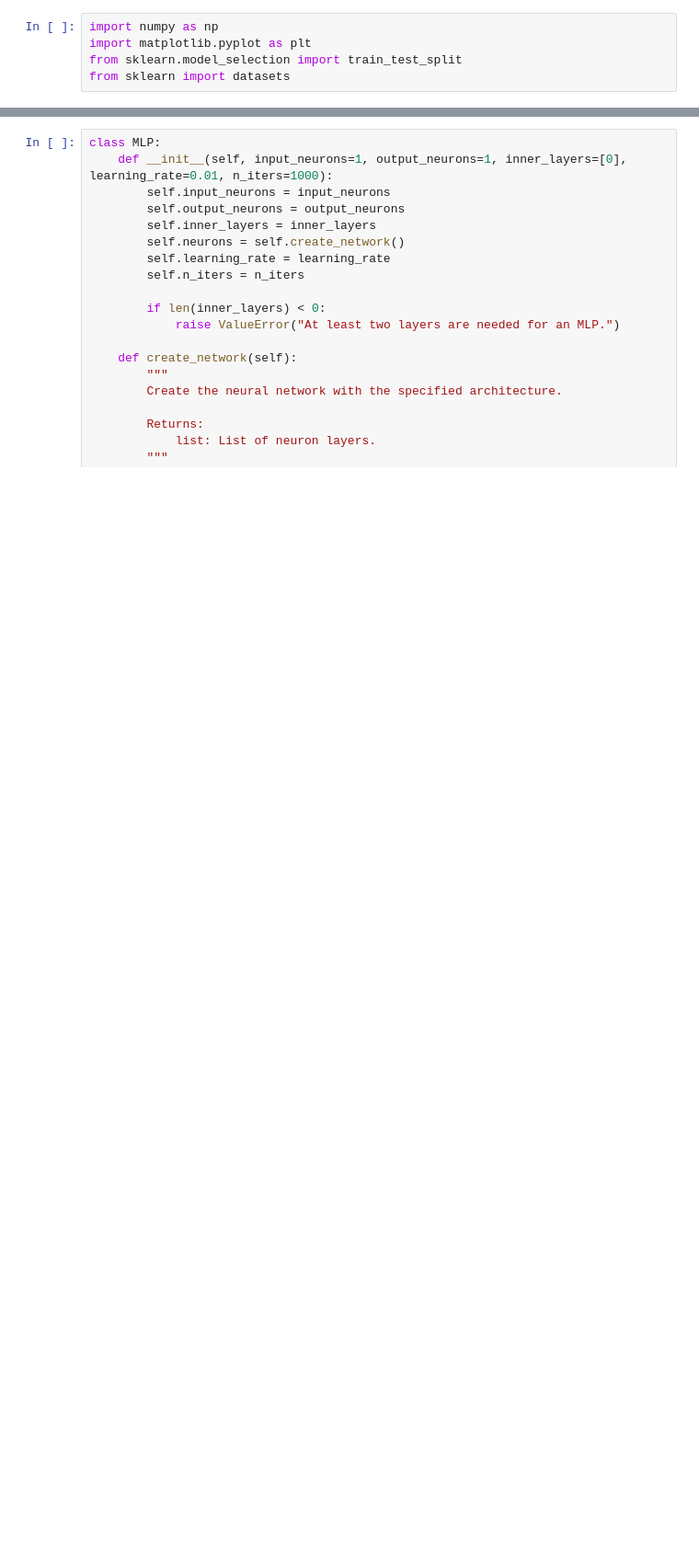
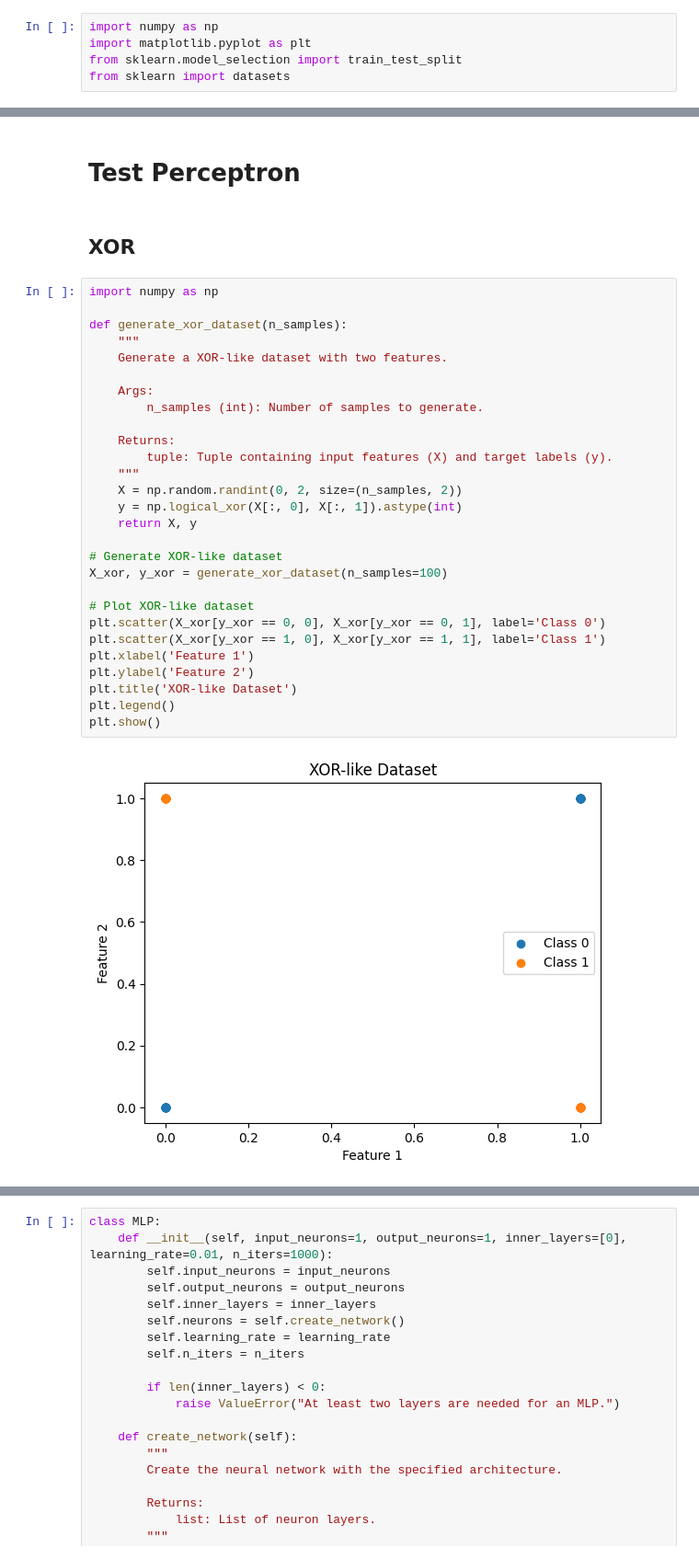
Before and after one commit to albertnieto/quantum-perceptron, a Jupyter notebook: notebooks/test.ipynb, the cells around one changed output, grey strips where cells are left out. Shown at 92% size. Saved outputs shown, nothing was run; the diff lists cells and outputs as text; blank space fills up the shorter version.

```diff
--- a/notebooks/test.ipynb
+++ b/notebooks/test.ipynb
@@ -283,0 +323,34 @@ class Perceptron:
+# %% [markdown]
+# Test Perceptron
+# %% [markdown]
+## XOR
+# %%
+import numpy as np
+
+def generate_xor_dataset(n_samples):
+    """
+    Generate a XOR-like dataset with two features.
+
+    Args:
+        n_samples (int): Number of samples to generate.
+
+    Returns:
+        tuple: Tuple containing input features (X) and target labels (y).
+    """
+    X = np.random.randint(0, 2, size=(n_samples, 2))
+    y = np.logical_xor(X[:, 0], X[:, 1]).astype(int)
+    return X, y
+
+# Generate XOR-like dataset
+X_xor, y_xor = generate_xor_dataset(n_samples=100)
+
+# Plot XOR-like dataset
+plt.scatter(X_xor[y_xor == 0, 0], X_xor[y_xor == 0, 1], label='Class 0')
+plt.scatter(X_xor[y_xor == 1, 0], X_xor[y_xor == 1, 1], label='Class 1')
+plt.xlabel('Feature 1')
+plt.ylabel('Feature 2')
+plt.title('XOR-like Dataset')
+plt.legend()
+plt.show()
+# %% [output]
+[figure, added]
```
Also changed, not shown: parts of 26 cells of this notebook.
